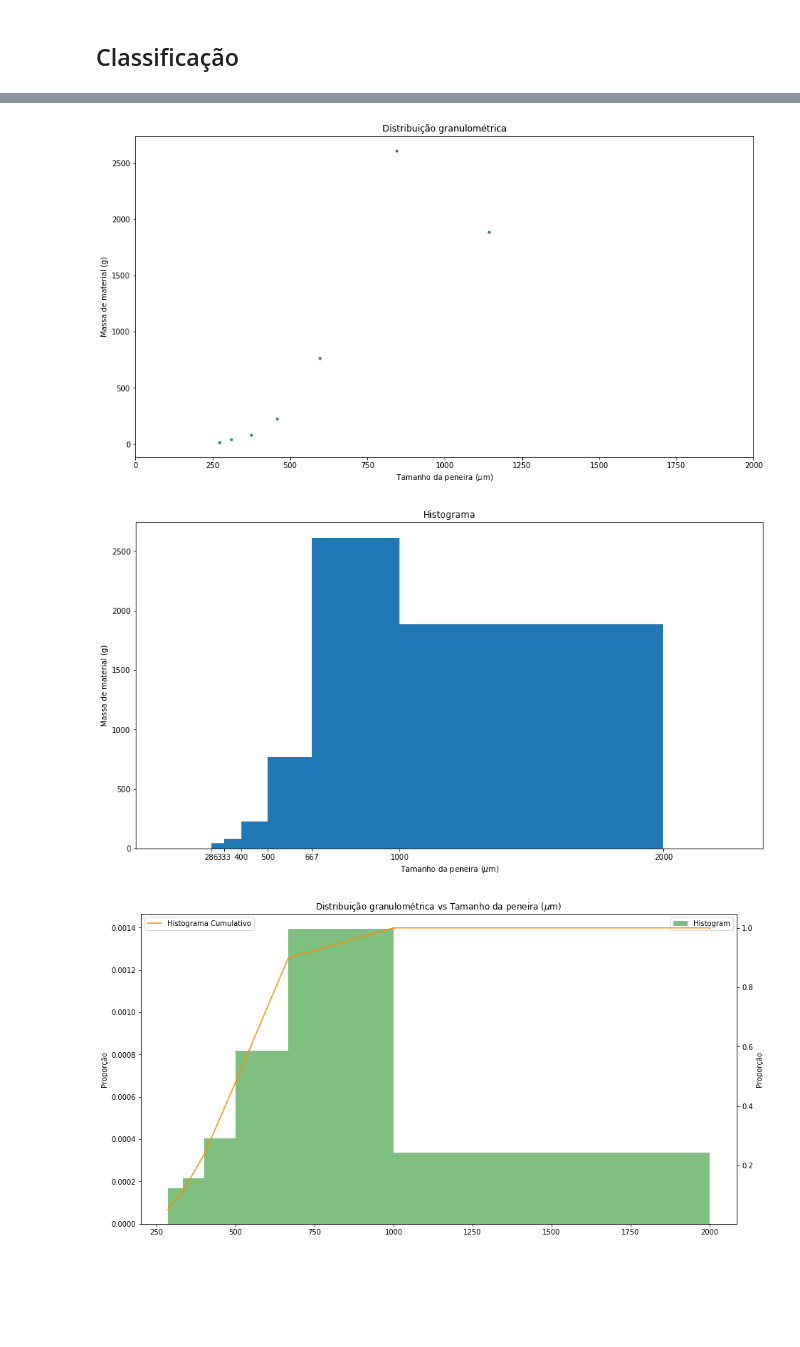
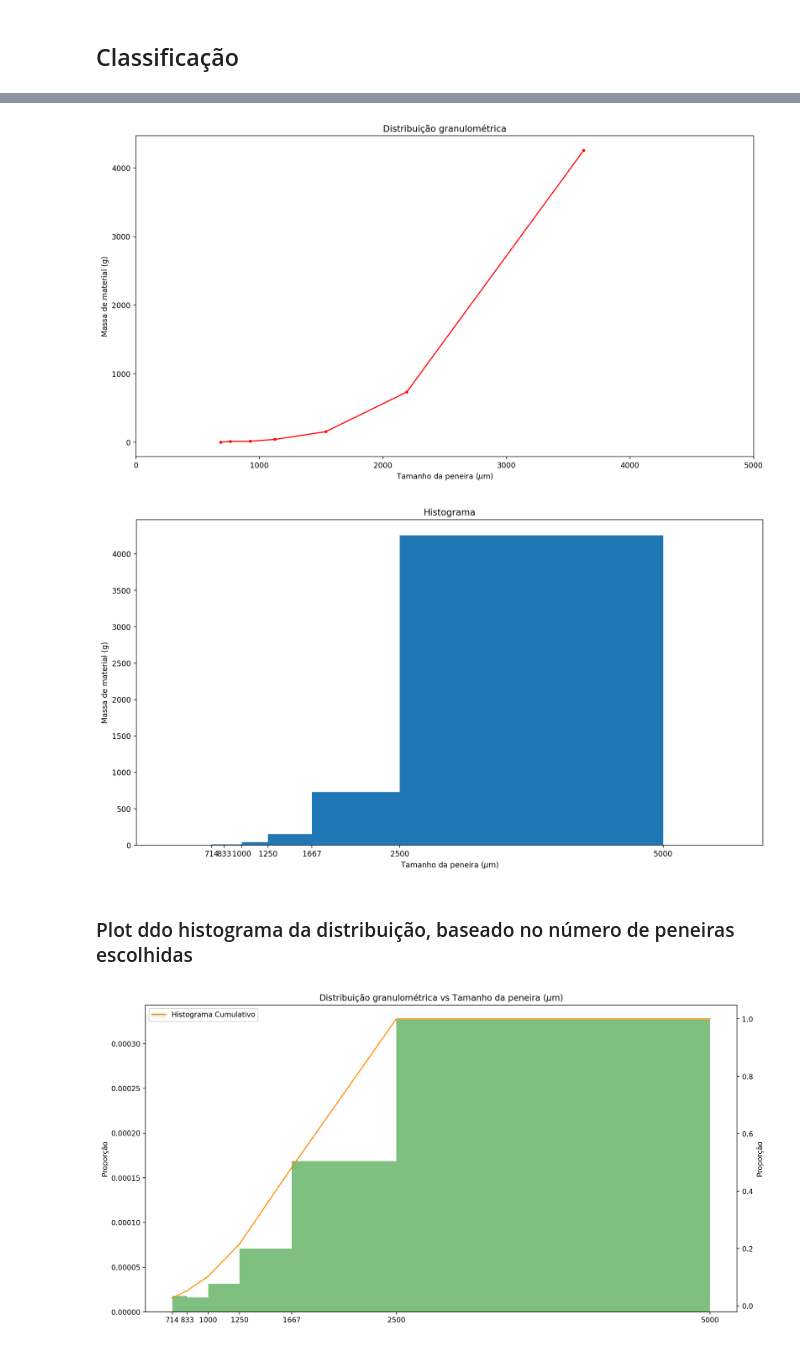
Before and after one commit to Levandoski-codes/EQ024_code, a Jupyter notebook: Gerador_distribuicao.ipynb, the cells around one changed output, grey strips where cells are left out. Saved outputs shown, nothing was run; the diff lists cells and outputs as text; code cells hidden in the pictures; blank space fills up the shorter version.

Commit message:
histograma, curve_fit e sauter

```diff
--- a/Gerador_distribuicao.ipynb
+++ b/Gerador_distribuicao.ipynb
@@ -5,8 +14,8 @@ import numpy as np
 # %%
-num_pen = 6
+numero_peneiras = 6
 razao = (2)**(1/4)
-prim = 2000 #microns
-media_dia = 890 #microns
+abertura_1_penei = 5000 #microns
+media_dia = 3500 #microns
 massa_total = 5680 #gramas
 var = 0.3
 # %%
@@ -18,14 +27,14 @@ for _ in range(massa_total):
 # %%
 penei = {}
 bins = []
-for j in range(num_pen+1):
+for j in range(numero_peneiras+1):
     lista =[]
     for i in dist_norm:
-        if prim*razao/((j+1)*razao) > i >= prim*razao/((j+2)*razao):
+        if abertura_1_penei*razao/((j+1)*razao) > i >= abertura_1_penei*razao/((j+2)*razao):
             lista.append(i)
-    bins.append(prim*razao/((j+1)*razao))
+    bins.append(abertura_1_penei*razao/((j+1)*razao))
 
-    penei.update({str( prim*razao/((j+1)*razao)): lista})
+    penei.update({str( abertura_1_penei*razao/((j+1)*razao)): lista})
 bins = bins[::-1]
 # %%
 x = []
@@ -38,16 +49,16 @@ y = y[::-1]
 # %%
-fig = plt.figure(figsize=(15, 8))
-plt.plot(x, y, '.')
-plt.xlim((math.ceil(0), math.floor(prim)))
+fig = plt.figure(figsize=(15,8), dpi=200)
+plt.plot(x, y, marker='.', color='red')
+plt.xlim((math.ceil(0), math.floor(abertura_1_penei)))
 plt.title('Distribuição granulométrica')
 plt.xlabel('Tamanho da peneira ($\mu$m)')
 plt.ylabel('Massa de material (g)')
 plt.show()
 # %% [output]
-[figure, old version]
+[figure, new version]
 # %%
-fig = plt.figure(figsize=(15, 8))
-plt.xlim((math.ceil(0), math.floor(prim*razao)))
+fig = plt.figure(figsize=(15,8), dpi=200)
+plt.xlim((math.ceil(0), math.floor(abertura_1_penei*razao)))
 plt.xticks(bins)
 ax = plt.hist(dist_norm, bins=bins)
 plt.title('Histograma')
@@ -55,4 +66,4 @@ plt.xlabel('Tamanho da peneira ($\mu$m)')
 plt.ylabel('Massa de material (g)')
 plt.show()
 # %% [output]
-[figure, old version]
+[figure, new version]
@@ -61,20 +70,23 @@ plt.show()
+# %% [markdown]
+### Plot ddo histograma da distribuição, baseado no número de peneiras escolhidas
 # %%
-fig = plt.figure(figsize=(15, 8))
+fig = plt.figure(figsize=(15,8), dpi=200)
 ax = plt.axes()
 plt.ylabel("Proporção")
 values, base, _ = plt.hist(dist_norm, bins = bins, density=True,
                            alpha = 0.5, color = "green",
                            range = range, label = "Histogram")
 ax_bis = ax.twinx()
 values = np.append(values,0)
 ax_bis.plot(base, np.cumsum(values)/ np.cumsum(values)[-1],
-            color='darkorange', marker='o', linestyle='-',
+            color='darkorange', marker='*', linestyle='-',
             markersize = 1, label = "Histograma Cumulativo" )
 plt.title('Distribuição granulométrica vs Tamanho da peneira ($\mu$m)')
 plt.xlabel('Tamanho da peneira ($\mu$m)')
 plt.ylabel('Proporção')
+plt.xticks(bins)
 ax_bis.legend();
 ax.legend();
 plt.show()
 # %% [output]
-[figure, old version]
+[figure, new version]
```
Also changed, not shown: parts of 13 cells of this notebook.
